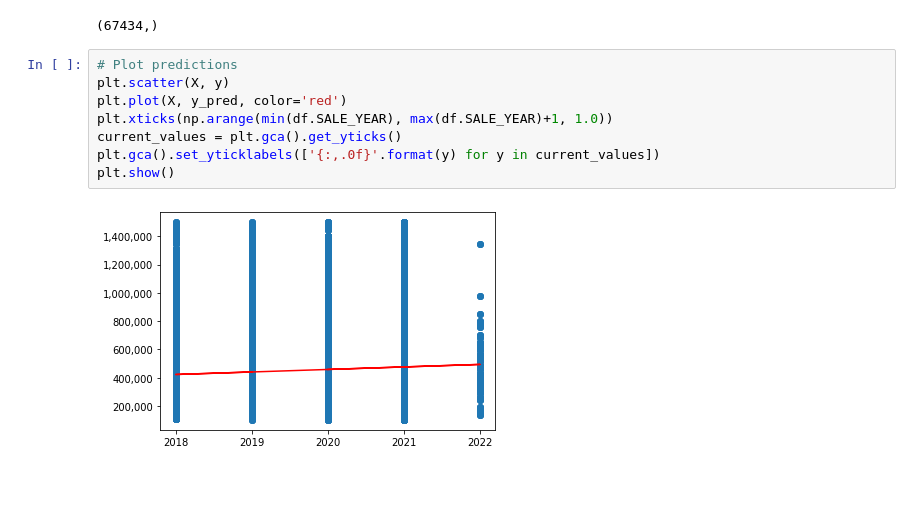
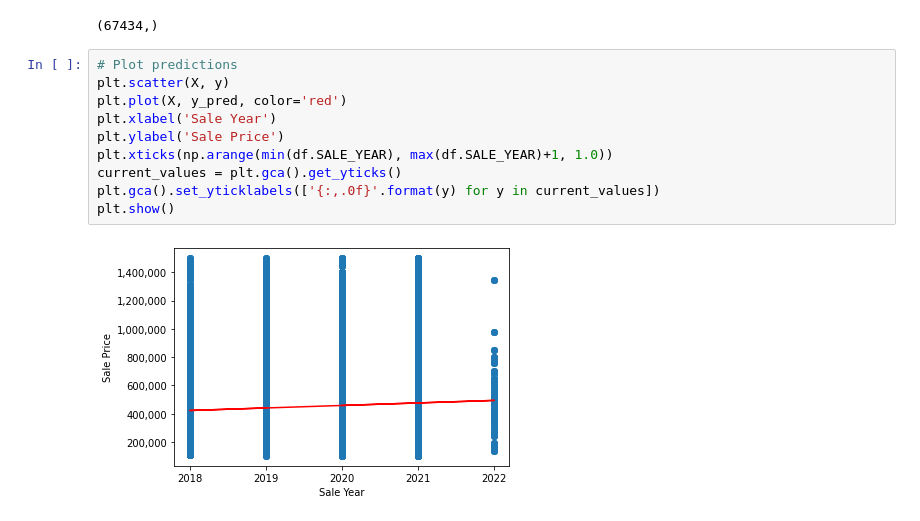
Before and after one commit to LinzStearns/CO_real_estate, a Jupyter notebook: ML_model_LinReg.ipynb, the cells around one changed output. Saved outputs shown, nothing was run; the diff lists cells and outputs as text; blank space fills up the shorter version.

```diff
--- a/ML_model_LinReg.ipynb
+++ b/ML_model_LinReg.ipynb
@@ -93,10 +93,12 @@ print(y_pred.shape)
 # %%
 # Plot predictions
 plt.scatter(X, y)
 plt.plot(X, y_pred, color='red')
+plt.xlabel('Sale Year')
+plt.ylabel('Sale Price')
 plt.xticks(np.arange(min(df.SALE_YEAR), max(df.SALE_YEAR)+1, 1.0))
 current_values = plt.gca().get_yticks()
 plt.gca().set_yticklabels(['{:,.0f}'.format(y) for y in current_values])
 plt.show()
 # %% [output]
-[figure, old version]
+[figure, new version]
```
